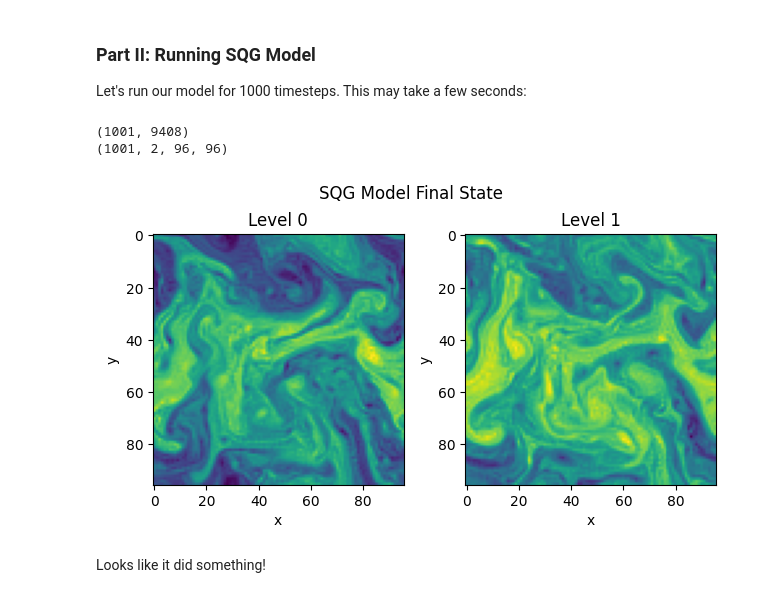
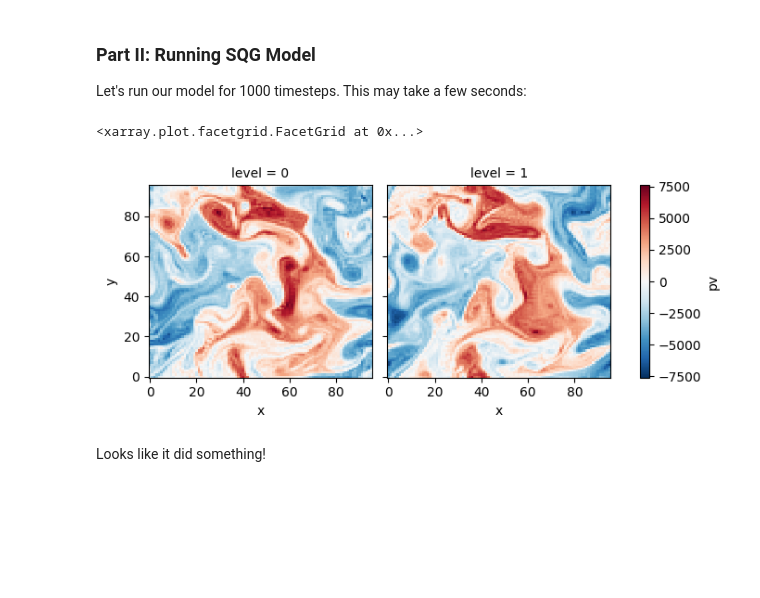
Before and after one commit to StevePny/DataAssimBench-Examples, a Jupyter notebook: examples/data_generators/2-more-complex-sqgturb-and-customizing.ipynb, the cells around one changed output. Saved outputs shown, nothing was run; the diff lists cells and outputs as text; code cells hidden in the pictures; blank space fills up the shorter version.

Commit message:
Update data_generators/2 sqgturb with xarray state vec

```diff
--- a/examples/data_generators/2-more-complex-sqgturb-and-customizing.ipynb
+++ b/examples/data_generators/2-more-complex-sqgturb-and-customizing.ipynb
@@ -92,29 +92,13 @@ plt.show()
 
 Let's run our model for 1000 timesteps. This may take a few seconds:
 # %%
-sqg_model.generate(n_steps=1000)
+sv = sqg_model.generate(n_steps=1000)
-# %%
-print(sqg_model.values.shape)
-print(sqg_model.values_gridded.shape)
-# %% [output]
-(1001, 9408)
-(1001, 2, 96, 96)
-# %%
-fig, ax = plt.subplots(1, 2)
-fig.suptitle('SQG Model Final State')
-ax[0].imshow(sqg_model.values_gridded[-1, 0])
-ax[0].set_xlabel('x')
-ax[0].set_ylabel('y')
-ax[0].set_title('Level 0')
-ax[1].imshow(sqg_model.values_gridded[-1, 1])
-ax[1].set_xlabel('x')
-ax[1].set_ylabel('y')
-ax[1].set_title('Level 1')
-fig.tight_layout()
-fig.subplots_adjust(top=1.2)
-plt.show()
-# %% [output]
-[figure, removed]
+# %%
+# Plot final state. This time we'll use xarrays plotting utilities
+sv.isel(time=-1)['pv'].plot(x="x", y="y", col="level", col_wrap=2)
+# %% [output]
+<xarray.plot.facetgrid.FacetGrid at 0x...>
+[figure, added]
 # %% [markdown]
 Looks like it did something!
 # %% [markdown]
```
Also changed, not shown: parts of 3 cells of this notebook.
